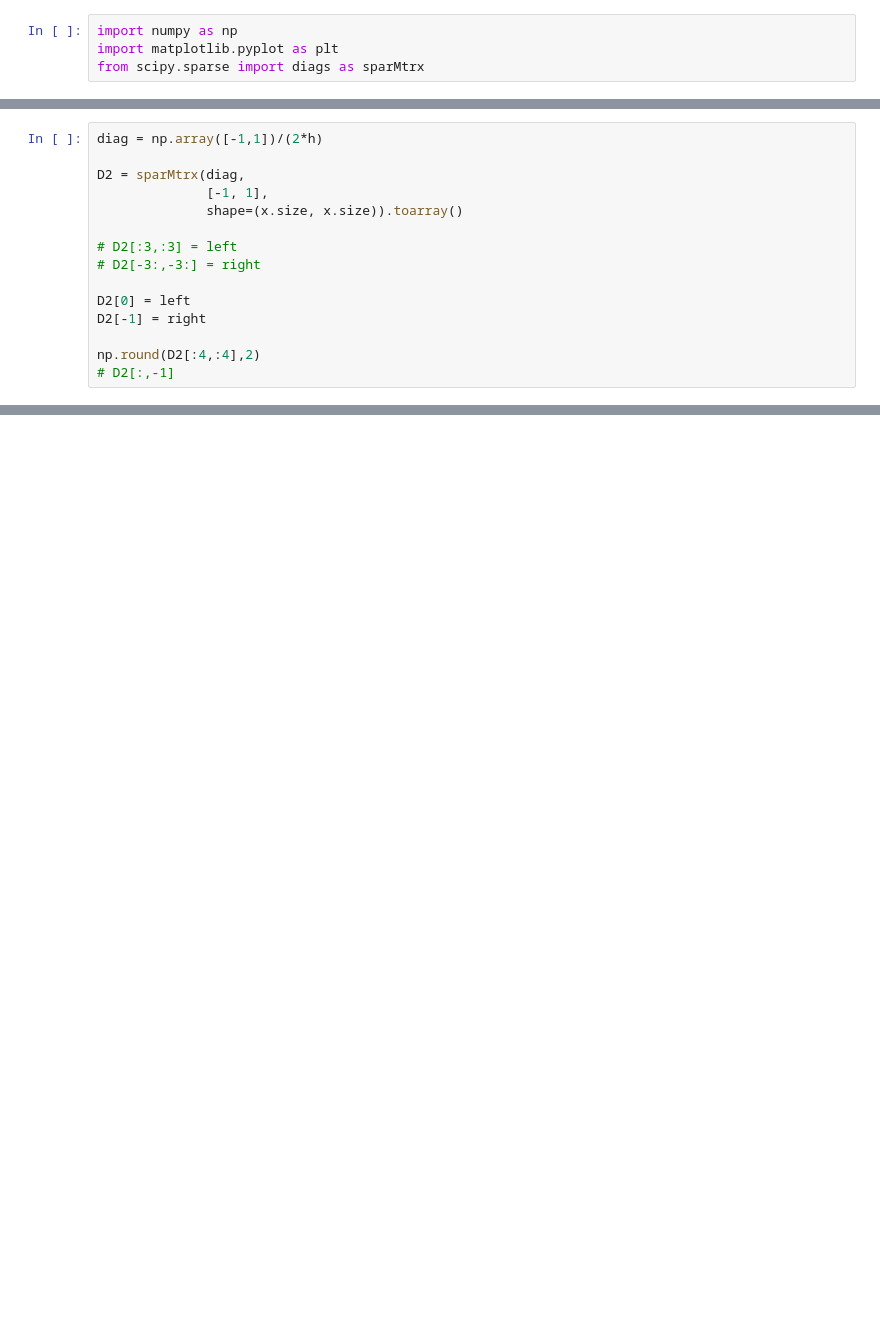
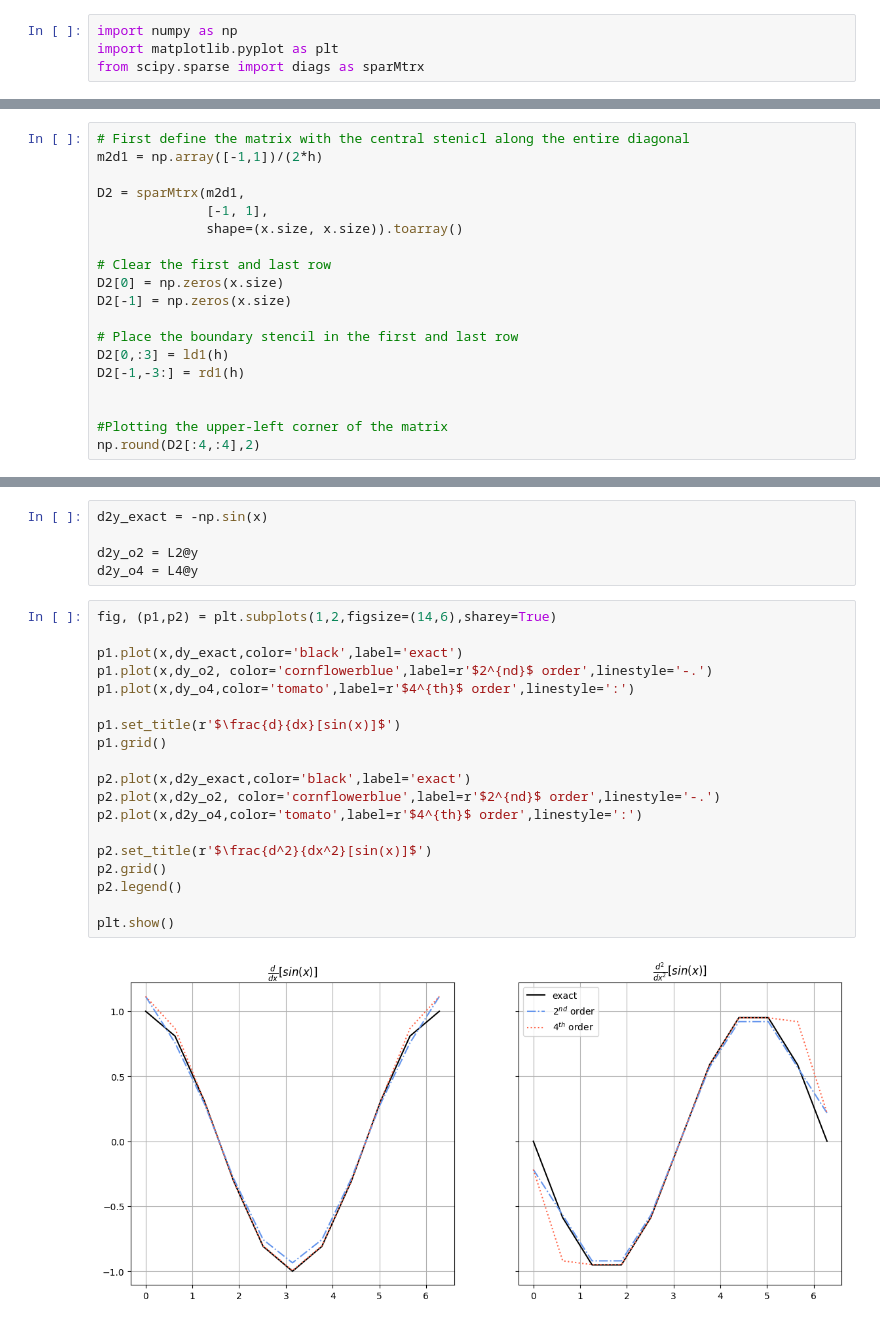
Before and after one commit to michaelStoddard/CFD, a Jupyter notebook: Assignments/HW_2.ipynb, the cells around one changed output, grey strips where cells are left out. Cells and saved outputs as stored; diff of their text form; blank space fills up the shorter version.

```diff
--- a/Assignments/HW_2.ipynb
+++ b/Assignments/HW_2.ipynb
@@ -60,16 +48,20 @@ array([ 0.        ,  0.        ,  0.        ,  0.        ,  0.        ,
 # %%
-diag = np.array([-1,1])/(2*h)
+# First define the matrix with the central stenicl along the entire diagonal
+m2d1 = np.array([-1,1])/(2*h)
 
-D2 = sparMtrx(diag,
+D2 = sparMtrx(m2d1,
               [-1, 1],
               shape=(x.size, x.size)).toarray()
 
-# D2[:3,:3] = left
-# D2[-3:,-3:] = right
+# Clear the first and last row
+D2[0] = np.zeros(x.size)
+D2[-1] = np.zeros(x.size)
 
-D2[0] = left
-D2[-1] = right
+# Place the boundary stencil in the first and last row
+D2[0,:3] = ld1(h)
+D2[-1,-3:] = rd1(h)
 
+
+#Plotting the upper-left corner of the matrix
 np.round(D2[:4,:4],2)
-# D2[:,-1]
 # %% [output]
@@ -189,0 +166,26 @@ ValueError: could not broadcast input array from shape (10,) into shape (3,3)
+# %%
+d2y_exact = -np.sin(x)
+
+d2y_o2 = L2@y
+d2y_o4 = L4@y
+# %%
+fig, (p1,p2) = plt.subplots(1,2,figsize=(14,6),sharey=True)
+
+p1.plot(x,dy_exact,color='black',label='exact')
+p1.plot(x,dy_o2, color='cornflowerblue',label=r'$2^{nd}$ order',linestyle='-.')
+p1.plot(x,dy_o4,color='tomato',label=r'$4^{th}$ order',linestyle=':')
+
+p1.set_title(r'$\frac{d}{dx}[sin(x)]$')
+p1.grid()
+
+p2.plot(x,d2y_exact,color='black',label='exact')
+p2.plot(x,d2y_o2, color='cornflowerblue',label=r'$2^{nd}$ order',linestyle='-.')
+p2.plot(x,d2y_o4,color='tomato',label=r'$4^{th}$ order',linestyle=':')
+
+p2.set_title(r'$\frac{d^2}{dx^2}[sin(x)]$')
+p2.grid()
+p2.legend()
+
+plt.show()
+# %% [output]
+[figure, added]
```
Also changed, not shown: parts of 54 cells of this notebook.
